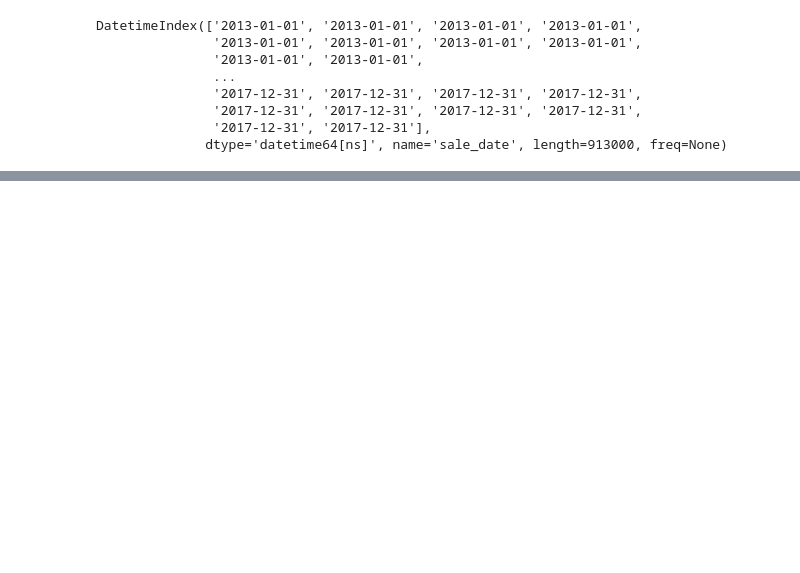
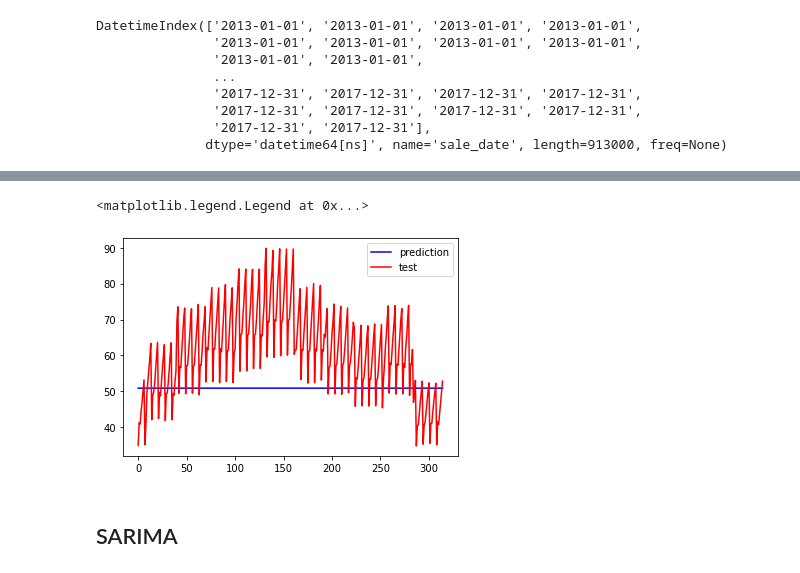
Before and after one commit to jesse-d-marder/time-series-exercises, a Jupyter notebook: model.ipynb, the cells around one changed output, grey strips where cells are left out. Saved outputs shown, nothing was run; the diff lists cells and outputs as text; code cells hidden in the pictures; blank space fills up the shorter version.

```diff
--- a/model.ipynb
+++ b/model.ipynb
@@ -314,0 +329,2 @@ DatetimeIndex(['2013-01-01', '2013-01-01', '2013-01-01', '2013-01-01',
+# %%
+xtest, ytest = embed_data(test, 50)
@@ -314,0 +354,2 @@ DatetimeIndex(['2013-01-01', '2013-01-01', '2013-01-01', '2013-01-01',
+# %%
+y_test_pred = m_fit.predict(xtest)
@@ -314,0 +360,9 @@ DatetimeIndex(['2013-01-01', '2013-01-01', '2013-01-01', '2013-01-01',
+# %%
+plt.plot(y_test_pred,'b-', label = 'prediction')
+plt.plot(ytest, 'r-', label = 'test')
+plt.legend()
+# %% [output]
+<matplotlib.legend.Legend at 0x...>
+[figure, added]
+# %% [markdown]
+## SARIMA
```
Also changed, not shown: parts of 33 cells of this notebook.
